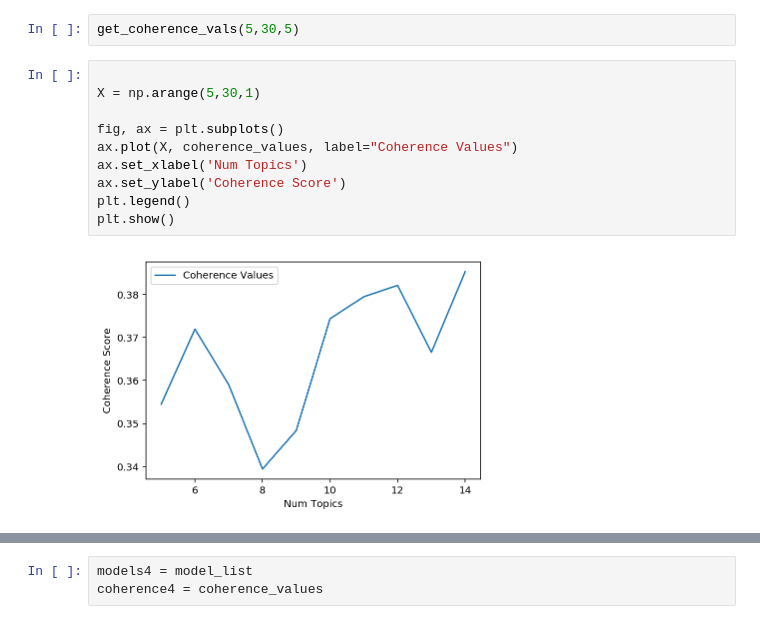
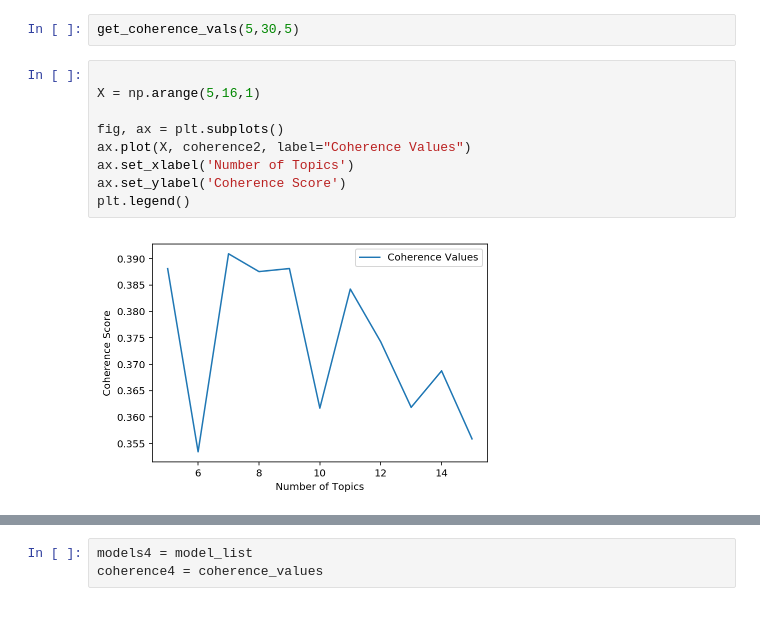
Before and after one commit to ZMBailey/movie_theme, a Jupyter notebook: models.ipynb, the cells around one changed output, grey strips where cells are left out. Drawn from its saved outputs; the diff is of its cells as text.

```diff
--- a/models.ipynb
+++ b/models.ipynb
@@ -194,14 +194,13 @@ Doing a broad search to look for trends.
 get_coherence_vals(5,30,5)
 # %%
 
-X = np.arange(5,30,1)
+X = np.arange(5,16,1)
 
 fig, ax = plt.subplots()
-ax.plot(X, coherence_values, label="Coherence Values")
-ax.set_xlabel('Num Topics')
+ax.plot(X, coherence2, label="Coherence Values")
+ax.set_xlabel('Number of Topics')
 ax.set_ylabel('Coherence Score')
 plt.legend()
-plt.show()
 # %% [output]
-[figure, old version]
+[figure, new version]
 # %%
```
Also changed, not shown: parts of 1 cell of this notebook, 15 other files.
